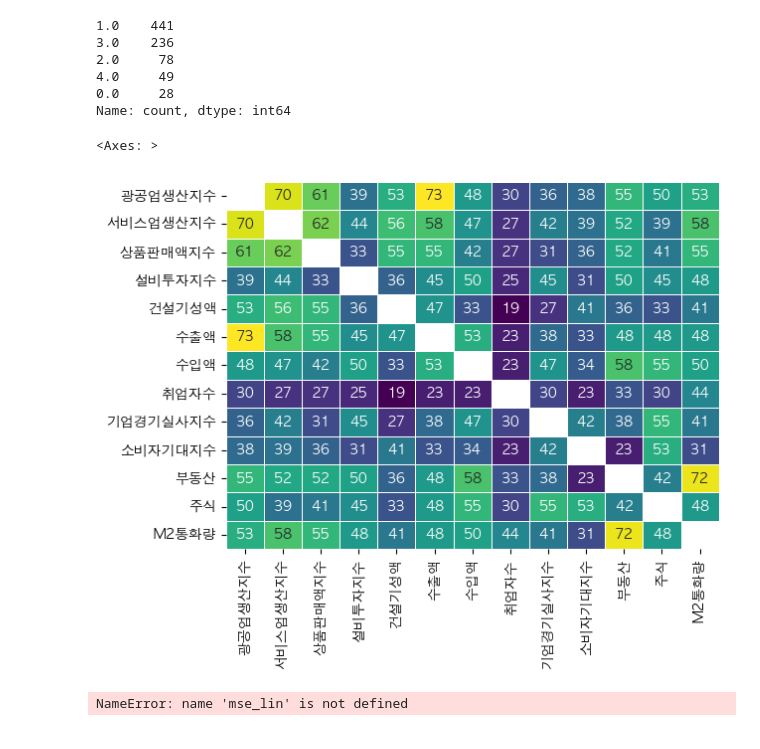
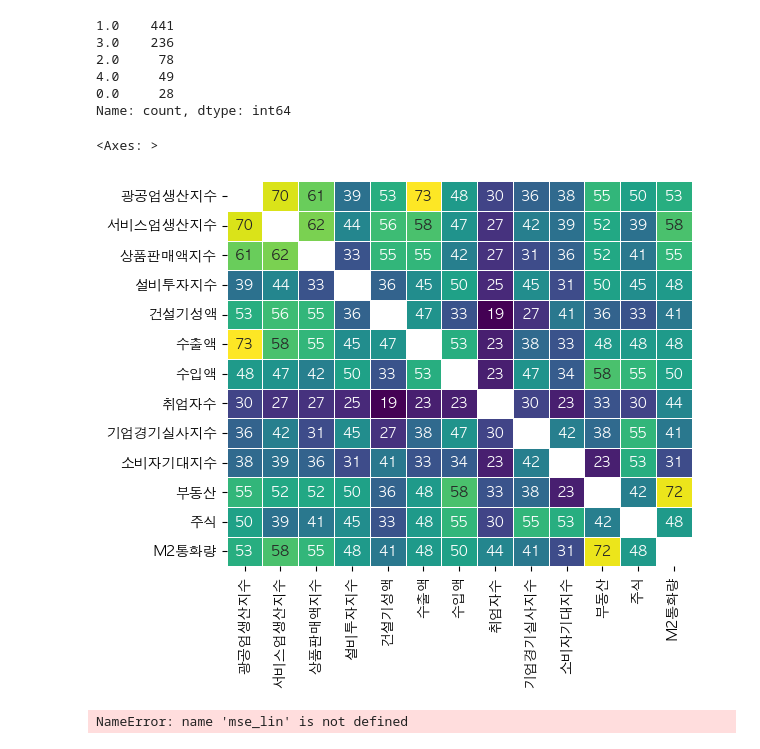
Before and after one commit to jmlee8939/macroeconomics_analysis, a Jupyter notebook: analysis.ipynb, the cells around one changed output. Saved outputs shown, nothing was run; the diff lists cells and outputs as text; code cells hidden in the pictures.

```diff
--- a/analysis.ipynb
+++ b/analysis.ipynb
@@ -407,10 +408,11 @@ np.fill_diagonal(new_arr2, None)
 # %%
 pairwise_df2 = pd.DataFrame(new_arr2/64*100, index=new_columns, columns=new_columns)
 # %%
+plt.figure(figsize=(6, 5))
 sns.heatmap(pairwise_df2, cmap='viridis', linewidths=0.5, cbar=False, annot=True)
 # %% [output]
 <Axes: >
-[figure, old version]
+[figure, new version]
 # %%
 # 위 scaled_cycle_sign을 이용하여 각 4분면에 몇개의 dataset이 있는지 확인
 unique, counts = np.unique(scaled_cycle_sign, return_counts=True, axis=0)
```
Also changed, not shown: parts of 7 cells of this notebook, 5 other files.
